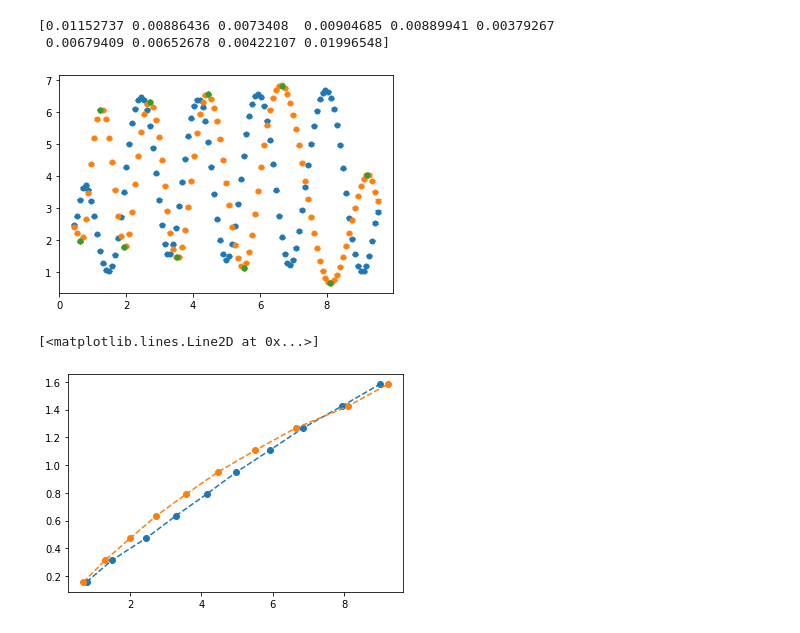
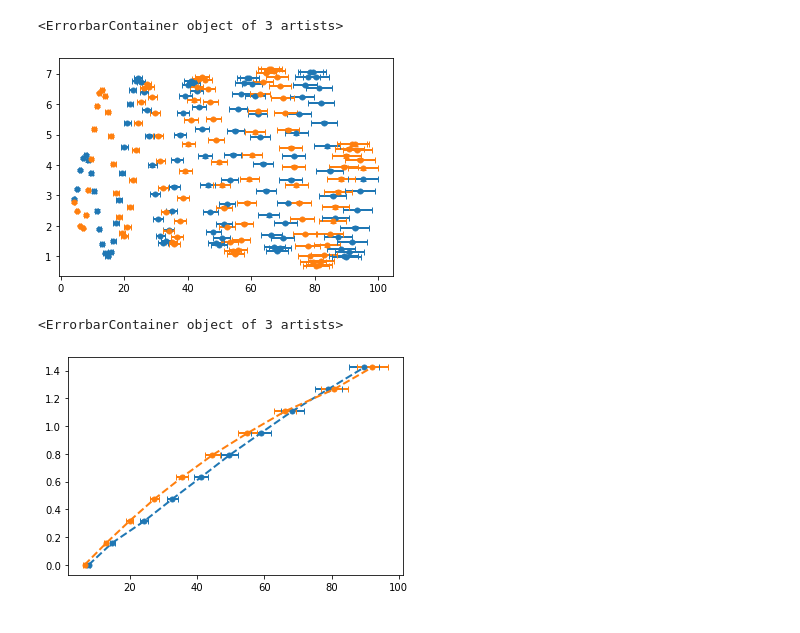
Before and after one commit to MadsCarlsen/Eksperimentel_Fysik, a Jupyter notebook: Michelson_Interferometer/Kode_Mads.ipynb, the cells around one changed output. Saved outputs shown, nothing was run; the diff lists cells and outputs as text; code cells hidden in the pictures.

```diff
--- a/Michelson_Interferometer/Kode_Mads.ipynb
+++ b/Michelson_Interferometer/Kode_Mads.ipynb
@@ -83,3 +8,20 @@ def mean_several_files(max_file_num,file_name):
+# %%
+# Preamble:
+plt.rc('text', usetex=True)
+plt.rc("axes", labelsize=18)
+plt.rc("xtick", labelsize=18, top=True, direction="in")
+plt.rc("ytick", labelsize=18, right=True, direction="in")
+plt.rc("axes", titlesize=18)
+plt.rc("legend", fontsize=15)
+plt.rcParams['axes.linewidth'] = 1
+plt.rcParams['xtick.minor.width'] = 1
+plt.rcParams['xtick.major.width'] = 1
+plt.rcParams['ytick.minor.width'] = 1
+plt.rcParams['ytick.major.width'] = 1
+plt.rcParams['xtick.major.size'] = 5
+plt.rcParams['xtick.minor.size'] = 3
+plt.rcParams['ytick.major.size'] = 5
+plt.rcParams['ytick.minor.size'] = 3
 # %%
 #Funktioner til at finde peaks
 def slope_max(slope,volt,intensity):
@@ -157,2 +86,0 @@ Nr. of datapoints: 45
-# %%
-v_list,rise_mean,rise_error,fall_mean,fall_error = mean_several_files(2,'Dag2_2')
@@ -161,0 +170,5 @@ v_list,rise_mean,rise_error,fall_mean,fall_error = mean_several_files(2,'Dag2_2'
+# %%
+v_list,rise_mean,rise_error,fall_mean,fall_error = mean_several_files(32,'Dag2_2\Dag2_2',N=105)
+v_list = np.array(v_list)
+v_error = np.copy(v_list)*0.5
+v_list = v_list*10
@@ -162,21 +243,18 @@ v_list,rise_mean,rise_error,fall_mean,fall_error = mean_several_files(2,'Dag2_2'
 # %%
-v_list = np.array(v_list)
-rise_mean = np.array(rise_mean)
-
-plt.errorbar(v_list,rise_mean,yerr=rise_error,fmt='o',ms=5,lw=2,capsize=3)
-plt.errorbar(v_list,fall_mean,yerr=fall_error,fmt='o',ms=5,lw=2,capsize=3)
-plt.errorbar(volt_fall,fall_max,xerr=volt_fall_error,yerr=fall_max_error,fmt='o',ms=5,lw=2,capsize=3)
+plt.errorbar(v_list,rise_mean,xerr=v_error,yerr=rise_error,fmt='o',ms=5,lw=2,capsize=3)
+plt.errorbar(v_list,fall_mean,xerr=v_error, yerr=fall_error,fmt='o',ms=5,lw=2,capsize=3)
+#plt.errorbar(volt_fall,fall_max,xerr=volt_fall_error,yerr=fall_max_error,fmt='o',ms=5,lw=2,capsize=3)
 # %% [output]
-[0.01152737 0.00886436 0.0073408  0.00904685 0.00889941 0.00379267
- 0.00679409 0.00652678 0.00422107 0.01996548]
+<ErrorbarContainer object of 3 artists>
-[figure, old version]
+[figure, new version]
 # %%
 lambd = 633*1e-3 #µm
-dl_rise = [(i+1)*lambd/4 for i in range(len(rise_max))]
-dl_fall = [(i+1)*lambd/4 for i in range(len(fall_max))]
+dl_rise = [(i)*lambd/4 for i in range(len(gauss_rise_mean))]
+dl_fall = [(i)*lambd/4 for i in range(len(gauss_fall_mean))]
+dl_rise = np.array(dl_rise)
 
-plt.plot(volt_rise,dl_rise,'--o')
-plt.plot(volt_fall,dl_fall,'--o')
+plt.errorbar(gauss_rise_mean,dl_rise,xerr=0.5*gauss_rise_mean/10,fmt='--o',ms=5,lw=2,capsize=3)
+plt.errorbar(gauss_fall_mean,dl_rise,xerr=0.5*gauss_fall_mean/10,fmt='--o',ms=5,lw=2,capsize=3)
 # %% [output]
-[<matplotlib.lines.Line2D at 0x...>]
+<ErrorbarContainer object of 3 artists>
-[figure, old version]
+[figure, new version]
```
Also changed, not shown: parts of 14 cells of this notebook.
